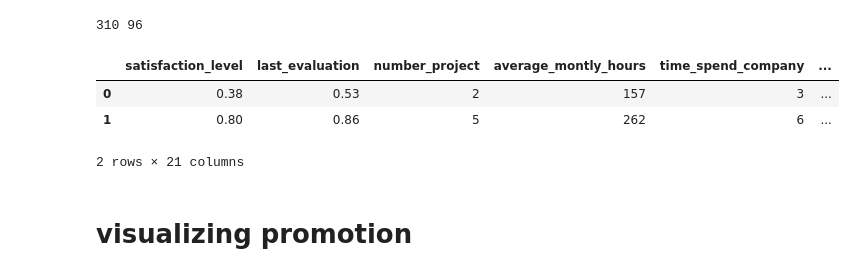
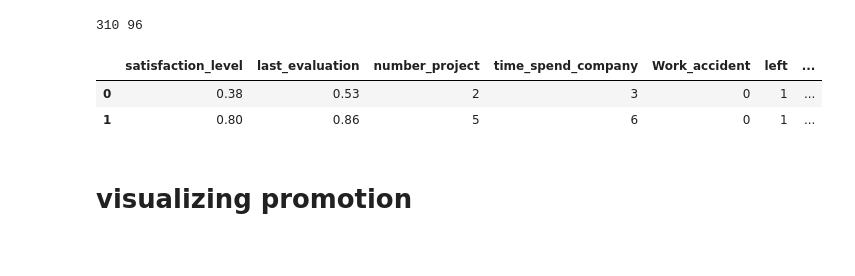
Before and after one commit to Dhruvin3103/ML, a Jupyter notebook: emp_left_log_reg.ipynb, the cells around one changed output. Drawn from its saved outputs; the diff is of its cells as text; code cells hidden in the pictures.

```diff
--- a/emp_left_log_reg.ipynb
+++ b/emp_left_log_reg.ipynb
@@ -68,18 +68,18 @@ print(df["average_montly_hours"].max(),df["average_montly_hours"].min())
 # %%
 df3= df.copy()
 # print(df3)
 bin = [0,100,200,300]
 label = ['less than 100','100-200','200-300']
 # pd.cut(df3["average_montly_hours"],bins=bin, labels = label)
 amh = pd.get_dummies(pd.cut(df3["average_montly_hours"],bins=bin, labels = label))
 # print(age_cat)
 df = pd.concat([df,amh],axis=1)
+df = df.drop(["average_montly_hours"],axis=1)
 df.head(2)
 # %% [output]
-|  | satisfaction_level | last_evaluation | number_project | average_montly_hours | time_spend_company | ... |
-| 0 | 0.38 | 0.53 | 2 | 157 | 3 | ... |
-| 1 | 0.80 | 0.86 | 5 | 262 | 6 | ... |
+|  | satisfaction_level | last_evaluation | number_project | time_spend_company | Work_accident | left | ... |
+| 0 | 0.38 | 0.53 | 2 | 3 | 0 | 1 | ... |
+| 1 | 0.80 | 0.86 | 5 | 6 | 0 | 1 | ... |
-2 rows × 21 columns
 # %% [markdown]
 # visualizing promotion
 # %%
```
Also changed, not shown: parts of 11 cells of this notebook.
